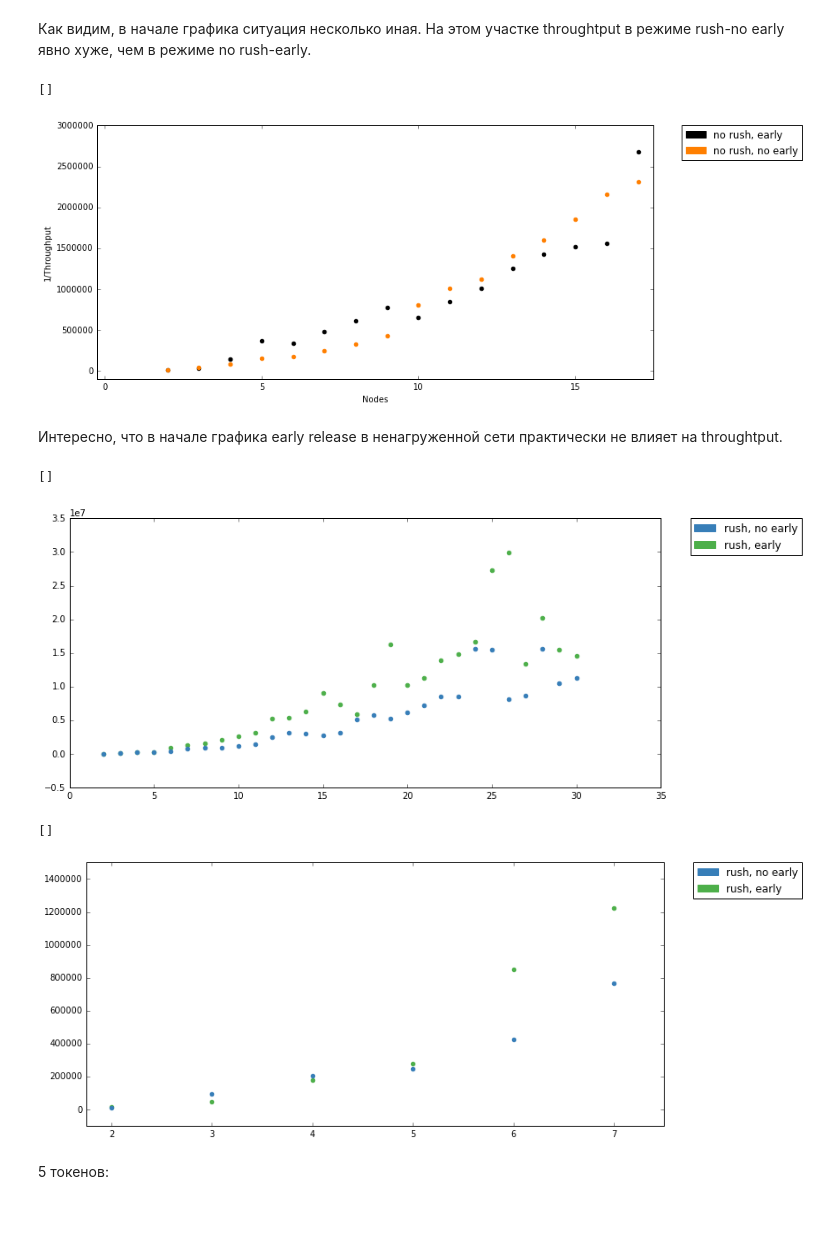
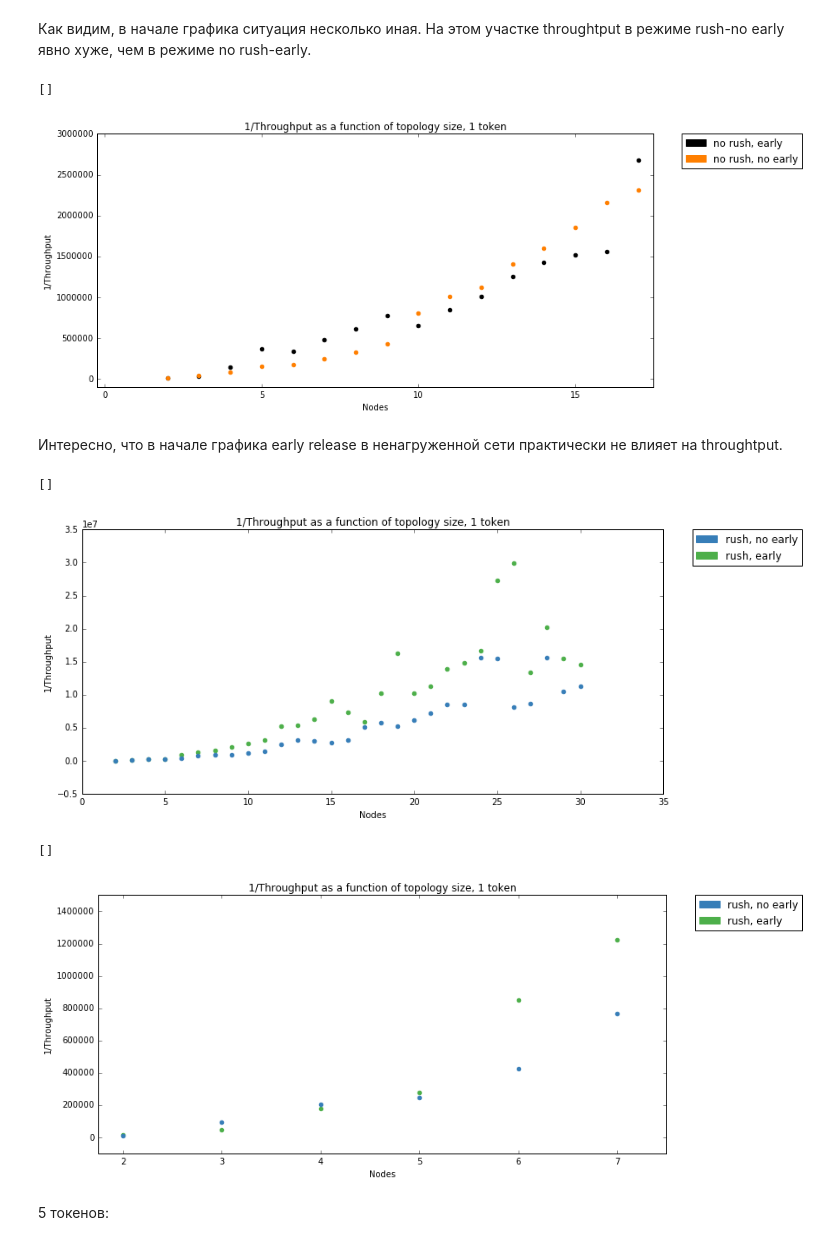
Before and after one commit to mrGlebao/TokenRing, a Jupyter notebook: research/MetaNotebookProcess.ipynb, the cells around one changed output. Drawn from its saved outputs; the diff is of its cells as text; code cells hidden in the pictures; blank space fills up the shorter version.

```diff
--- a/research/MetaNotebookProcess.ipynb
+++ b/research/MetaNotebookProcess.ipynb
@@ -173,14 +175,14 @@ plt.xlabel("Nodes")
 plt.ylabel("1/Throughput")
 plt.scatter(norush_early_1toc["top"], norush_early_1toc["cir"]/norush_early_1toc["tok"], color="black")
 plt.scatter(norush_noearly_1toc["top"], norush_noearly_1toc["cir"]/norush_noearly_1toc["tok"], color="#ff7f00")
-
+plt.title("1/Throughput as a function of topology size, 1 token")
 plt.legend(bbox_to_anchor=(1.05, 1), loc=2, borderaxespad=0., handles=[red_patch, yellow_patch])
 plt.ylim(ymax=3000000, ymin = -100000)
 plt.xlim(xmax=17.5, xmin = -0.25)
 plt.plot()
 # %% [output]
 []
-[figure, old version]
+[figure, new version]
 # %% [markdown]
 Интересно, что в начале графика early release в ненагруженной сети практически не влияет на throughtput.
 # %%
@@ -189,22 +191,28 @@ plt.subplot(211)
 plt.scatter(rush_early_1toc["top"], rush_early_1toc["cir"]/rush_early_1toc["tok"], color="#4daf4a")
 plt.scatter(rush_noearly_1toc["top"], rush_noearly_1toc["cir"]/rush_noearly_1toc["tok"], color="#377eb8")
 plt.legend(bbox_to_anchor=(1.05, 1), loc=2, borderaxespad=0., handles=[blue_patch, green_patch])
+plt.xlabel("Nodes")
+plt.ylabel("1/Throughput")
+plt.title("1/Throughput as a function of topology size, 1 token")
 plt.plot()
 # %% [output]
 []
-[figure, old version]
+[figure, new version]
 # %%
 figure_for_scatter()
 plt.subplot(211)
 plt.scatter(rush_early_1toc["top"], rush_early_1toc["cir"]/rush_early_1toc["tok"], color="#4daf4a")
 plt.scatter(rush_noearly_1toc["top"], rush_noearly_1toc["cir"]/rush_noearly_1toc["tok"], color="#377eb8")
 plt.legend(bbox_to_anchor=(1.05, 1), loc=2, borderaxespad=0., handles=[blue_patch, green_patch])
+plt.xlabel("Nodes")
+plt.ylabel("1/Throughput")
+plt.title("1/Throughput as a function of topology size, 1 token")
 plt.ylim(ymax=1500000, ymin = -100000)
 plt.xlim(xmax=7.5, xmin = 1.75)
 plt.plot()
 # %% [output]
 []
-[figure, old version]
+[figure, new version]
 # %% [markdown]
 5 токенов:
 # %%
```
Also changed, not shown: parts of 19 cells of this notebook.
